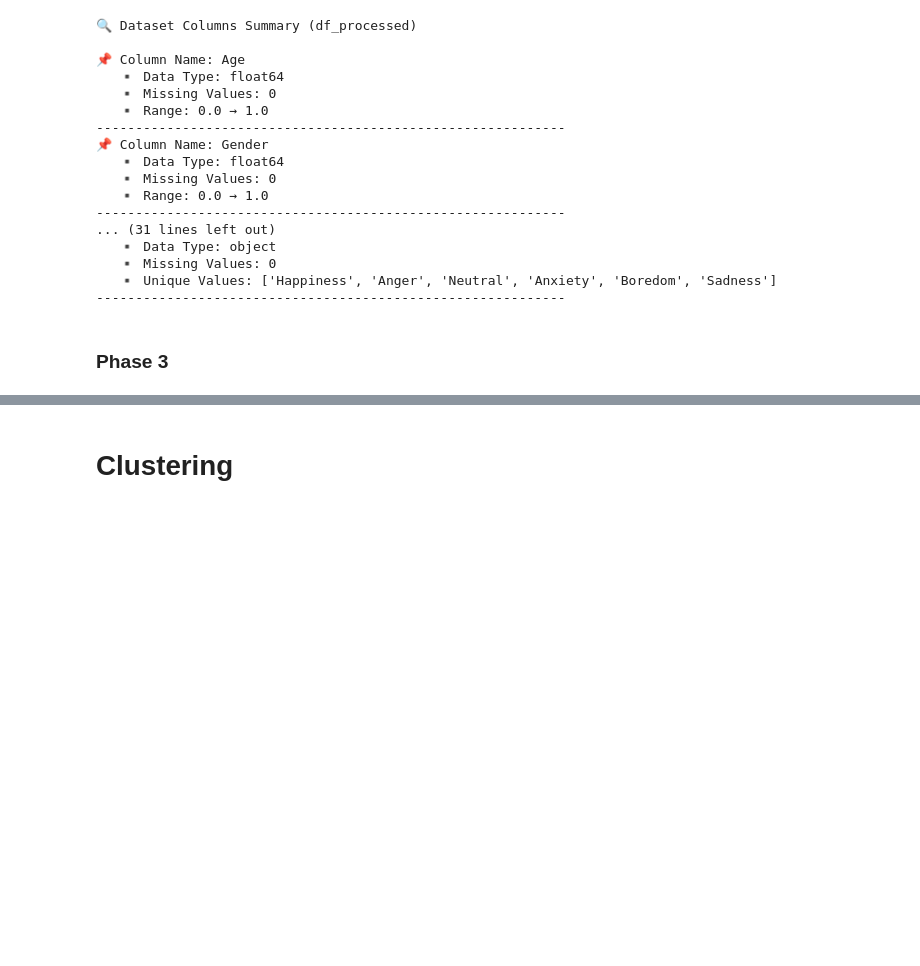
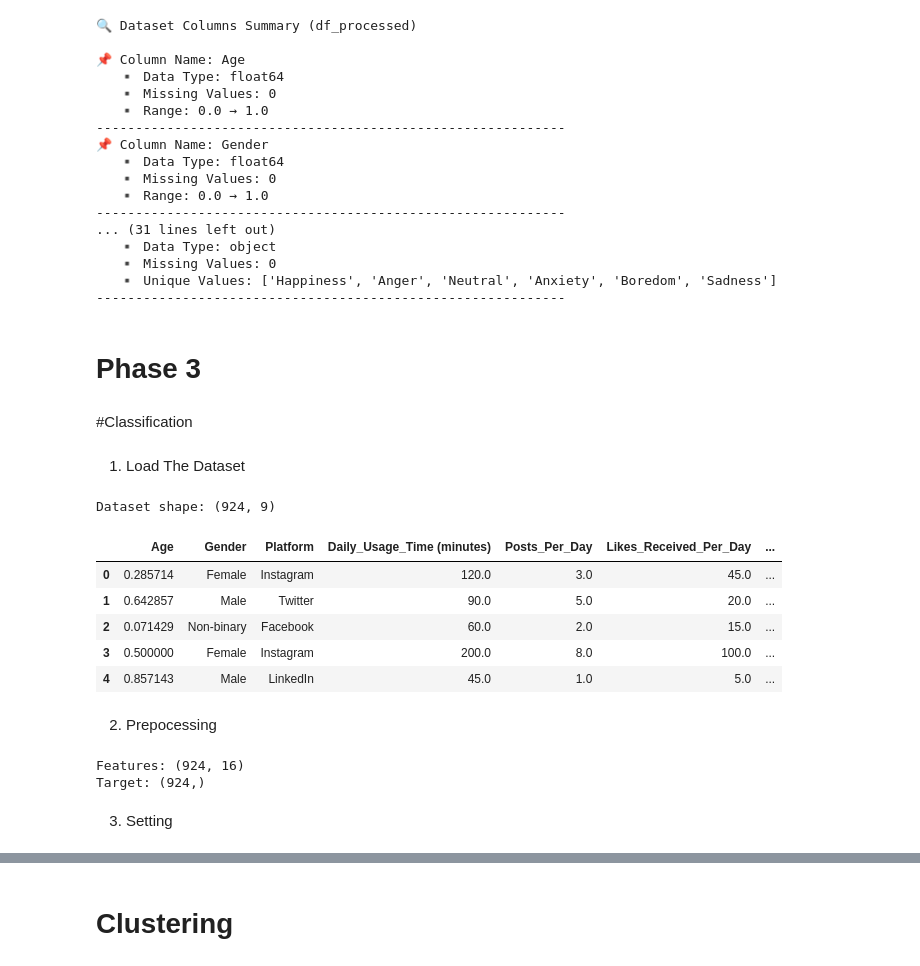
Before and after one commit to WajdAlsuhaymi/IT326-DataMining-Group2, a Jupyter notebook: Reports/Phase3.ipynb, the cells around one changed output, grey strips where cells are left out. Cells and saved outputs as stored; diff of their text form; code cells hidden in the pictures; blank space fills up the shorter version.

```diff
--- a/Reports/Phase3.ipynb
+++ b/Reports/Phase3.ipynb
@@ -459,4 +459,46 @@ for col in df_processed.columns:
    ▪️ Unique Values: ['Happiness', 'Anger', 'Neutral', 'Anxiety', 'Boredom', 'Sadness']
 ------------------------------------------------------------
 # %% [markdown]
-### Phase 3
+# **Phase 3**
+# %% [markdown]
+#Classification
+# %% [markdown]
+1. Load The Dataset
+# %%
+import pandas as pd
+import numpy as np
+import matplotlib.pyplot as plt
+import seaborn as sns
+df = pd.read_csv('Preprocessed_dataset.csv')
+print("Dataset shape:", df.shape)
+df.head()
+# %% [output]
+Dataset shape: (924, 9)
+|  | Age | Gender | Platform | Daily_Usage_Time (minutes) | Posts_Per_Day | Likes_Received_Per_Day | ... |
+| 0 | 0.285714 | Female | Instagram | 120.0 | 3.0 | 45.0 | ... |
+| 1 | 0.642857 | Male | Twitter | 90.0 | 5.0 | 20.0 | ... |
+| 2 | 0.071429 | Non-binary | Facebook | 60.0 | 2.0 | 15.0 | ... |
+| 3 | 0.500000 | Female | Instagram | 200.0 | 8.0 | 100.0 | ... |
+| 4 | 0.857143 | Male | LinkedIn | 45.0 | 1.0 | 5.0 | ... |
+# %% [markdown]
+2. Prepocessing
+# %%
+# Target column = last column
+target_col = df.columns[-1]
+# Drop missing target rows
+df = df.dropna(subset=[target_col]).reset_index(drop=True)
+X = df.drop(columns=[target_col])
+y = df[target_col]
+# Encode target labels
+from sklearn.preprocessing import LabelEncoder
+le = LabelEncoder()
+y_encoded = le.fit_transform(y)
+# One-hot encode categorical features
+X = pd.get_dummies(X)
+print("Features:", X.shape)
+print("Target:", y_encoded.shape)
+# %% [output]
+Features: (924, 16)
+Target: (924,)
+# %% [markdown]
+3. Setting
```
Also changed, not shown: parts of 3 cells of this notebook.
